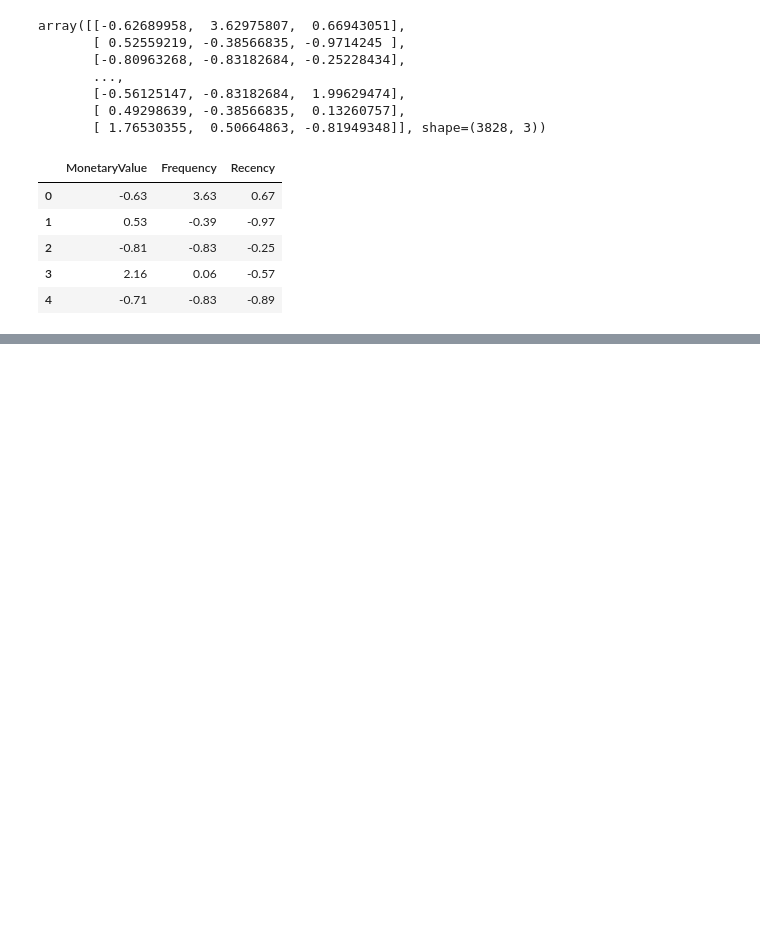
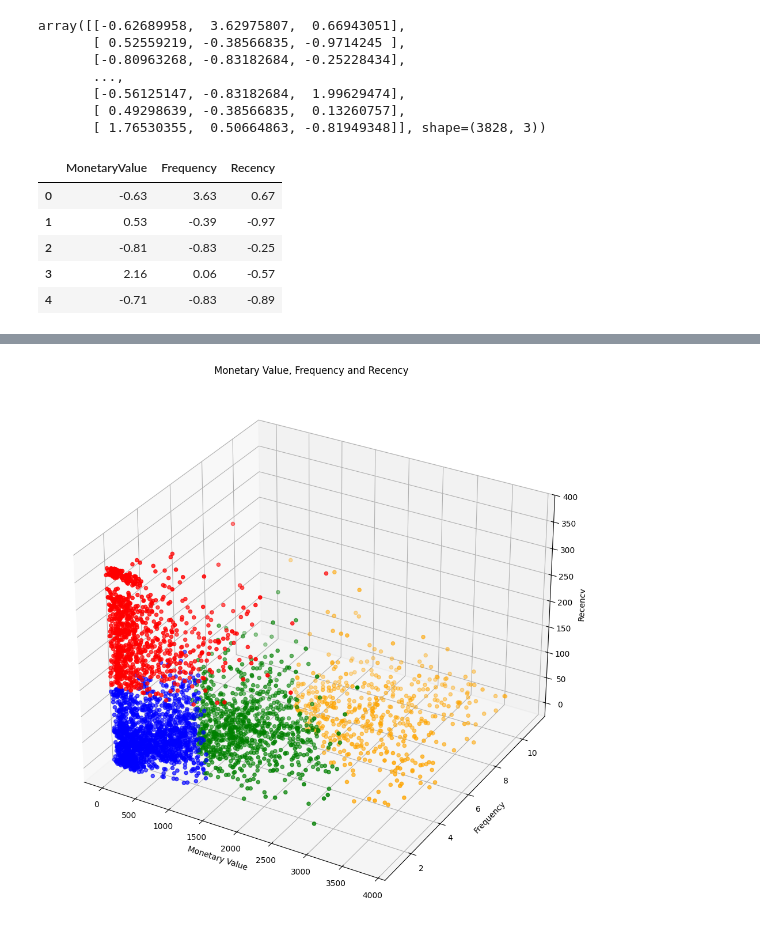
Before and after one commit to edergomesj/ML-KMeans-Online_Retail, a Jupyter notebook: src/online_retail.ipynb, the cells around one changed output, grey strips where cells are left out. Drawn from its saved outputs; the diff is of its cells as text; code cells hidden in the pictures; blank space fills up the shorter version.

```diff
--- a/src/online_retail.ipynb
+++ b/src/online_retail.ipynb
@@ -416,0 +438,3 @@ scaled_data_df.head(5)
+# %%
+non_outliers_df["Cluster"] = cluster_labels
+non_outliers_df.head(10)
@@ -416,0 +458,19 @@ scaled_data_df.head(5)
+# %%
+cluster_colors = {0: "red", 1: "blue", 2: "green", 3: "orange"}
+colors = non_outliers_df["Cluster"].map(cluster_colors)
+
+fig = plt.figure(figsize=(12,14))
+ax = fig.add_subplot(projection="3d")
+
+scatter = ax.scatter(non_outliers_df["MonetaryValue"],
+                     non_outliers_df["Frequency"],
+                     non_outliers_df["Recency"],
+                     c=colors,
+                     marker='o')
+ax.set_xlabel("Monetary Value")
+ax.set_ylabel("Frequency")
+ax.set_zlabel("Recency")
+ax.set_title("Monetary Value, Frequency and Recency")
+plt.show()
+# %% [output]
+[figure, added]
```
Also changed, not shown: parts of 5 cells of this notebook.
